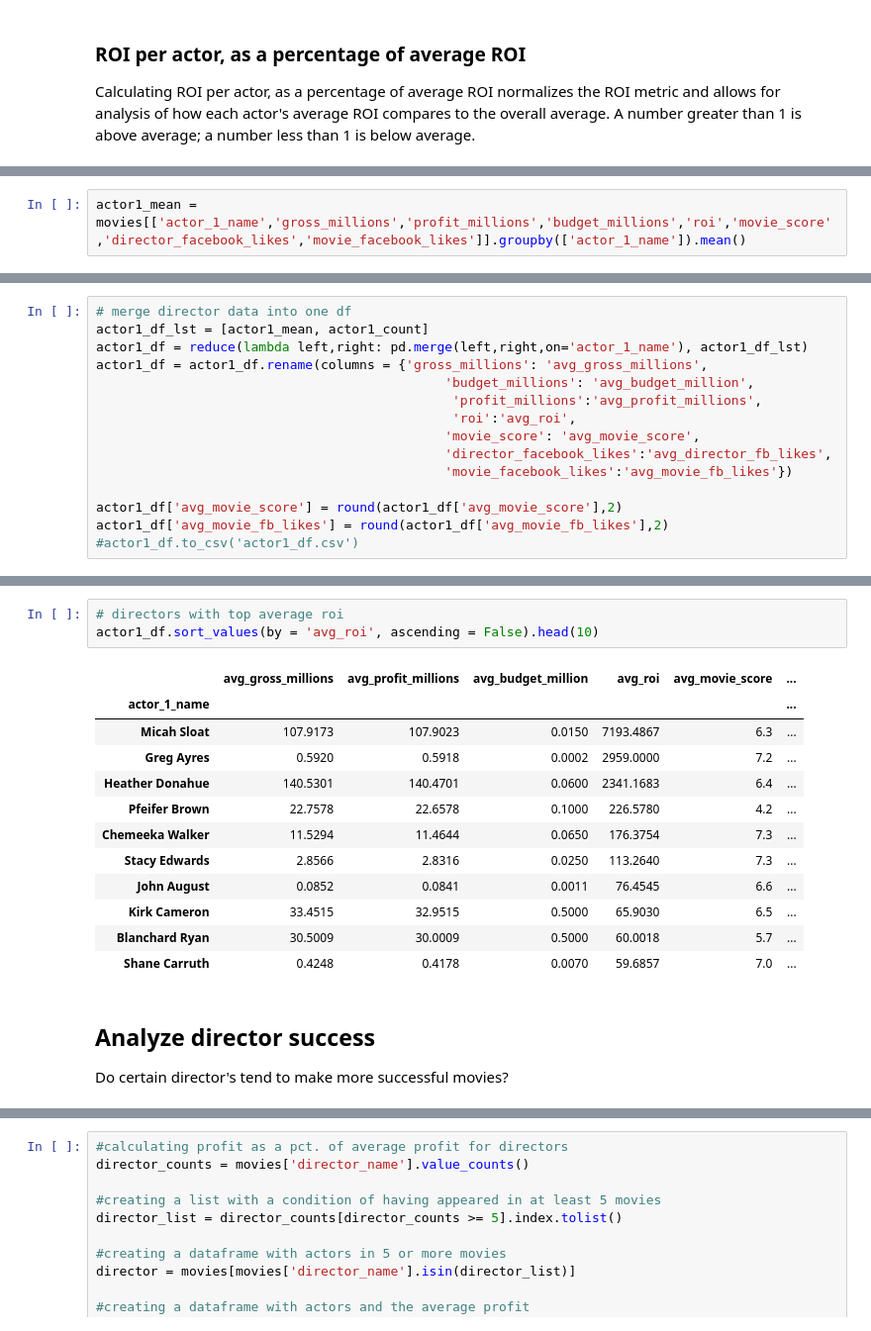
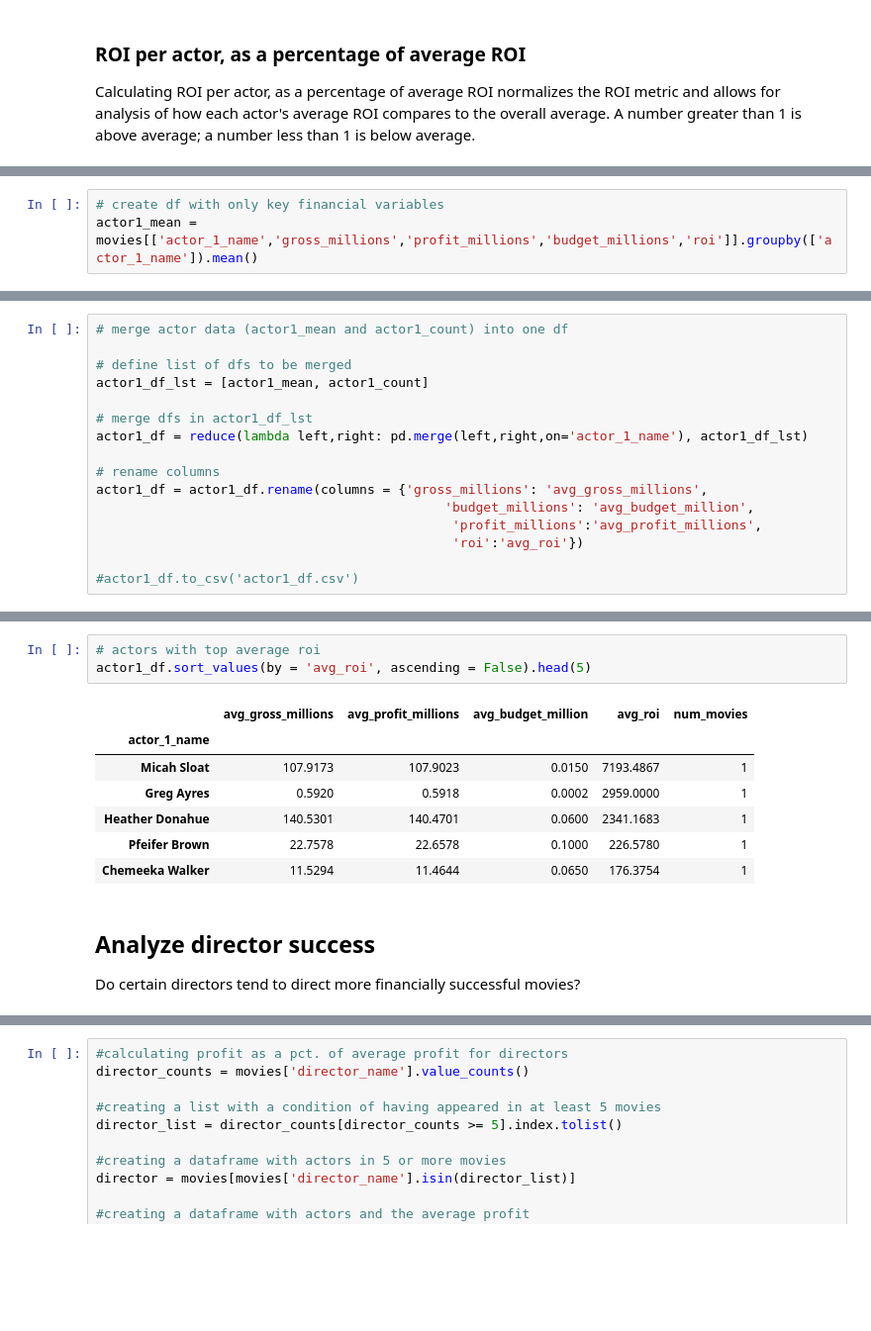
Before and after one commit to kristinkspanos/data_analysis_movie_studio, a Jupyter notebook: assignment_2_movie_data.ipynb, the cells around one changed output, grey strips where cells are left out. Shown: that part at 99% size. Cells and saved outputs as stored; diff of their text form; blank space fills up the shorter version.

```diff
--- a/assignment_2_movie_data.ipynb
+++ b/assignment_2_movie_data.ipynb
@@ -542,3 +516,4 @@ dtype: int64
 # %%
-actor1_mean = movies[['actor_1_name','gross_millions','profit_millions','budget_millions','roi','movie_score','director_facebook_likes','movie_facebook_likes']].groupby(['actor_1_name']).mean()
+# create df with only key financial variables
+actor1_mean = movies[['actor_1_name','gross_millions','profit_millions','budget_millions','roi']].groupby(['actor_1_name']).mean()
 # %%
@@ -547,17 +524,18 @@ actor1_count = movies[['actor_1_name','color']].groupby(['actor_1_name']).count(
 actor1_count = actor1_count.rename(columns = {'color': 'num_movies'})
 # %%
-# merge director data into one df
+# merge actor data (actor1_mean and actor1_count) into one df
+
+# define list of dfs to be merged
 actor1_df_lst = [actor1_mean, actor1_count]
+
+# merge dfs in actor1_df_lst
 actor1_df = reduce(lambda left,right: pd.merge(left,right,on='actor_1_name'), actor1_df_lst)
+
+# rename columns
 actor1_df = actor1_df.rename(columns = {'gross_millions': 'avg_gross_millions',
                                              'budget_millions': 'avg_budget_million',
                                               'profit_millions':'avg_profit_millions',
-                                              'roi':'avg_roi',
-                                             'movie_score': 'avg_movie_score',
-                                             'director_facebook_likes':'avg_director_fb_likes',
-                                             'movie_facebook_likes':'avg_movie_fb_likes'})
+                                              'roi':'avg_roi'})
 
-actor1_df['avg_movie_score'] = round(actor1_df['avg_movie_score'],2)
-actor1_df['avg_movie_fb_likes'] = round(actor1_df['avg_movie_fb_likes'],2)
 #actor1_df.to_csv('actor1_df.csv')
 # %%
@@ -595,23 +563,18 @@ actor1_df.sort_values(by = 'avg_profit_millions', ascending = False).head(10)
 # %%
-# directors with top average roi
-actor1_df.sort_values(by = 'avg_roi', ascending = False).head(10)
+# actors with top average roi
+actor1_df.sort_values(by = 'avg_roi', ascending = False).head(5)
 # %% [output]
-|  | avg_gross_millions | avg_profit_millions | avg_budget_million | avg_roi | avg_movie_score | ... |
-| actor_1_name |  |  |  |  |  | ... |
-| Micah Sloat | 107.9173 | 107.9023 | 0.0150 | 7193.4867 | 6.3 | ... |
-| Greg Ayres | 0.5920 | 0.5918 | 0.0002 | 2959.0000 | 7.2 | ... |
-| Heather Donahue | 140.5301 | 140.4701 | 0.0600 | 2341.1683 | 6.4 | ... |
-| Pfeifer Brown | 22.7578 | 22.6578 | 0.1000 | 226.5780 | 4.2 | ... |
-| Chemeeka Walker | 11.5294 | 11.4644 | 0.0650 | 176.3754 | 7.3 | ... |
-| Stacy Edwards | 2.8566 | 2.8316 | 0.0250 | 113.2640 | 7.3 | ... |
-| John August | 0.0852 | 0.0841 | 0.0011 | 76.4545 | 6.6 | ... |
-| Kirk Cameron | 33.4515 | 32.9515 | 0.5000 | 65.9030 | 6.5 | ... |
-| Blanchard Ryan | 30.5009 | 30.0009 | 0.5000 | 60.0018 | 5.7 | ... |
-| Shane Carruth | 0.4248 | 0.4178 | 0.0070 | 59.6857 | 7.0 | ... |
+|  | avg_gross_millions | avg_profit_millions | avg_budget_million | avg_roi | num_movies |
+| actor_1_name |  |  |  |  |  |
+| Micah Sloat | 107.9173 | 107.9023 | 0.0150 | 7193.4867 | 1 |
+| Greg Ayres | 0.5920 | 0.5918 | 0.0002 | 2959.0000 | 1 |
+| Heather Donahue | 140.5301 | 140.4701 | 0.0600 | 2341.1683 | 1 |
+| Pfeifer Brown | 22.7578 | 22.6578 | 0.1000 | 226.5780 | 1 |
+| Chemeeka Walker | 11.5294 | 11.4644 | 0.0650 | 176.3754 | 1 |
 # %% [markdown]
 ## Analyze director success
 
-Do certain director's tend to make more successful movies?
+Do certain directors tend to direct more financially successful movies?
 # %% [markdown]
 ### Profit per director, as a percentage of average profit
 Calculating profit per director, as a percentage of average profit normalizes the profit metric and allows for analysis of how each director's average profit compares to the overall average. A number greater than 1 is above average; a number less than 1 is below average.
```
Also changed, not shown: parts of 62 cells of this notebook.
